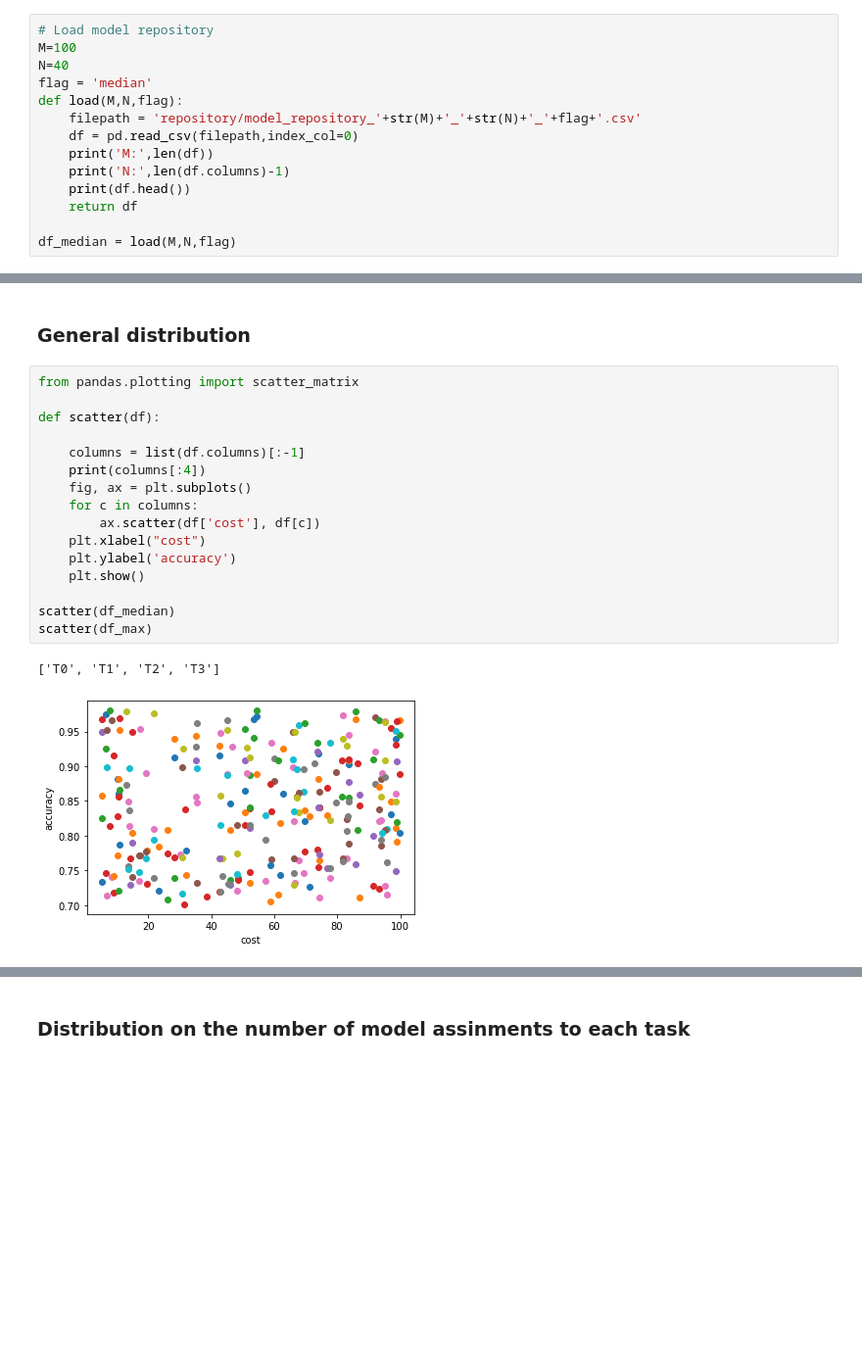
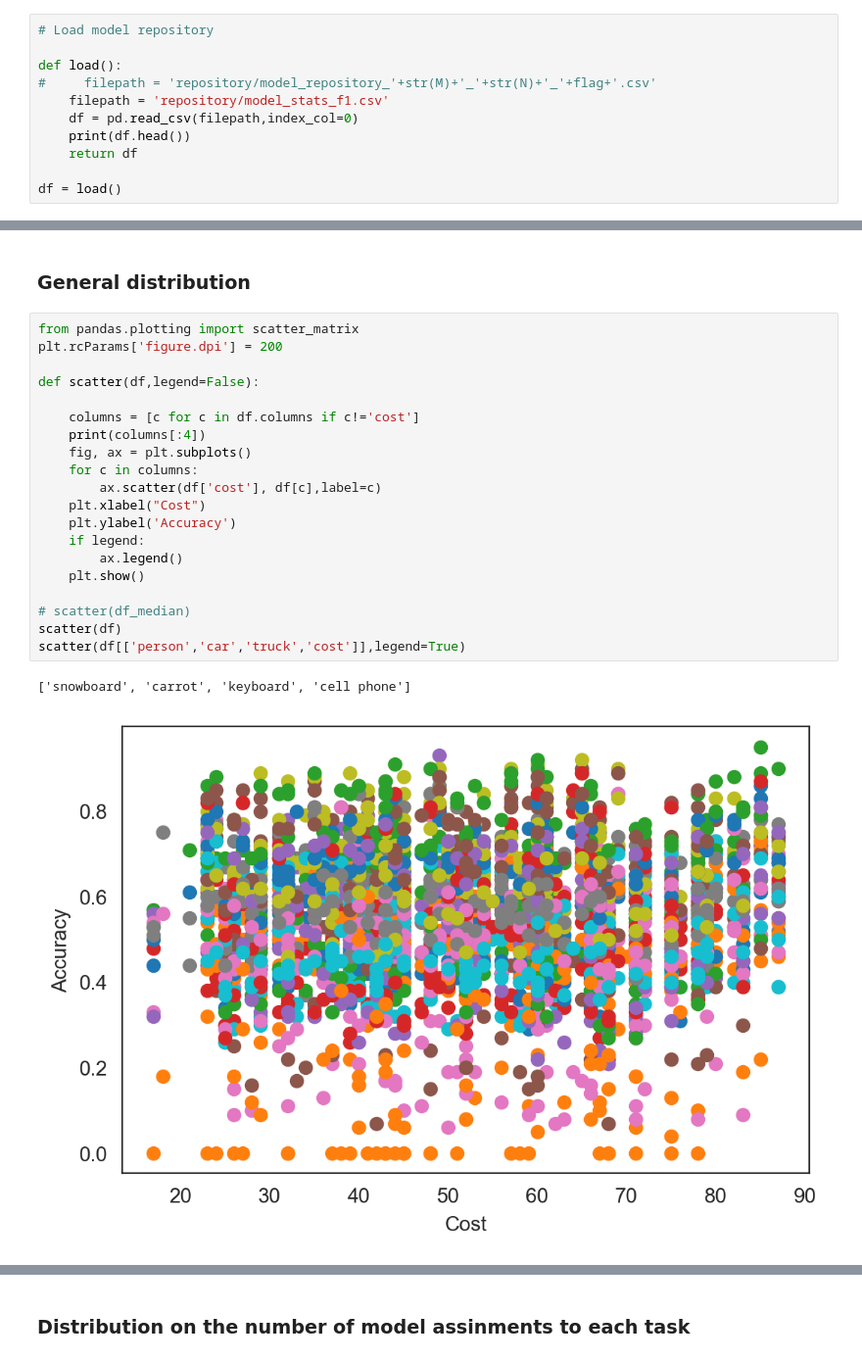
Before and after one commit to zLizy/Project_Boolean_Query_Plan, a Jupyter notebook: Plots.ipynb, the cells around one changed output, grey strips where cells are left out. Shown at 98% size. Cells and saved outputs as stored; diff of their text form; blank space fills up the shorter version.

```diff
--- a/Plots.ipynb
+++ b/Plots.ipynb
@@ -9,16 +9,13 @@ warnings.filterwarnings('ignore')
 ### Sample distribution
 # %%
 # Load model repository
-M=100
-N=40
-flag = 'median'
-def load(M,N,flag):
-    filepath = 'repository/model_repository_'+str(M)+'_'+str(N)+'_'+flag+'.csv'
+
+def load():
+#     filepath = 'repository/model_repository_'+str(M)+'_'+str(N)+'_'+flag+'.csv'
+    filepath = 'repository/model_stats_f1.csv'
     df = pd.read_csv(filepath,index_col=0)
-    print('M:',len(df))
-    print('N:',len(df.columns)-1)
     print(df.head())
     return df
 
-df_median = load(M,N,flag)
+df = load()
 # %% [output]
@@ -113,20 +40,24 @@ plot(df_max)
 ### General distribution
 # %%
 from pandas.plotting import scatter_matrix
+plt.rcParams['figure.dpi'] = 200
 
-def scatter(df):
+def scatter(df,legend=False):
 
-    columns = list(df.columns)[:-1]
+    columns = [c for c in df.columns if c!='cost']
     print(columns[:4])
     fig, ax = plt.subplots()
     for c in columns:
-        ax.scatter(df['cost'], df[c])
-    plt.xlabel("cost")
-    plt.ylabel('accuracy')
+        ax.scatter(df['cost'], df[c],label=c)
+    plt.xlabel("Cost")
+    plt.ylabel('Accuracy')
+    if legend:
+        ax.legend()
     plt.show()
 
-scatter(df_median)
-scatter(df_max)
+# scatter(df_median)
+scatter(df)
+scatter(df[['person','car','truck','cost']],legend=True)
 # %% [output]
-['T0', 'T1', 'T2', 'T3']
+['snowboard', 'carrot', 'keyboard', 'cell phone']
-[figure, old version]
+[figure, new version]
```
Also changed, not shown: parts of 16 cells of this notebook, 49 other files.
